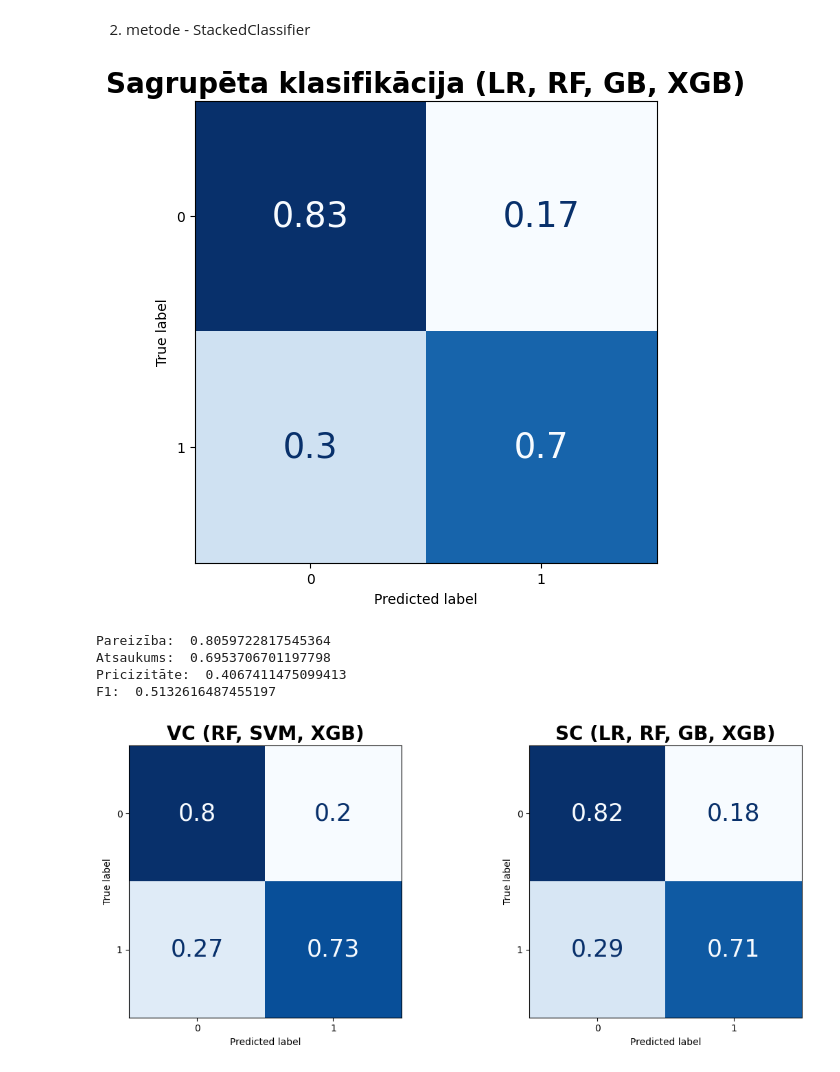
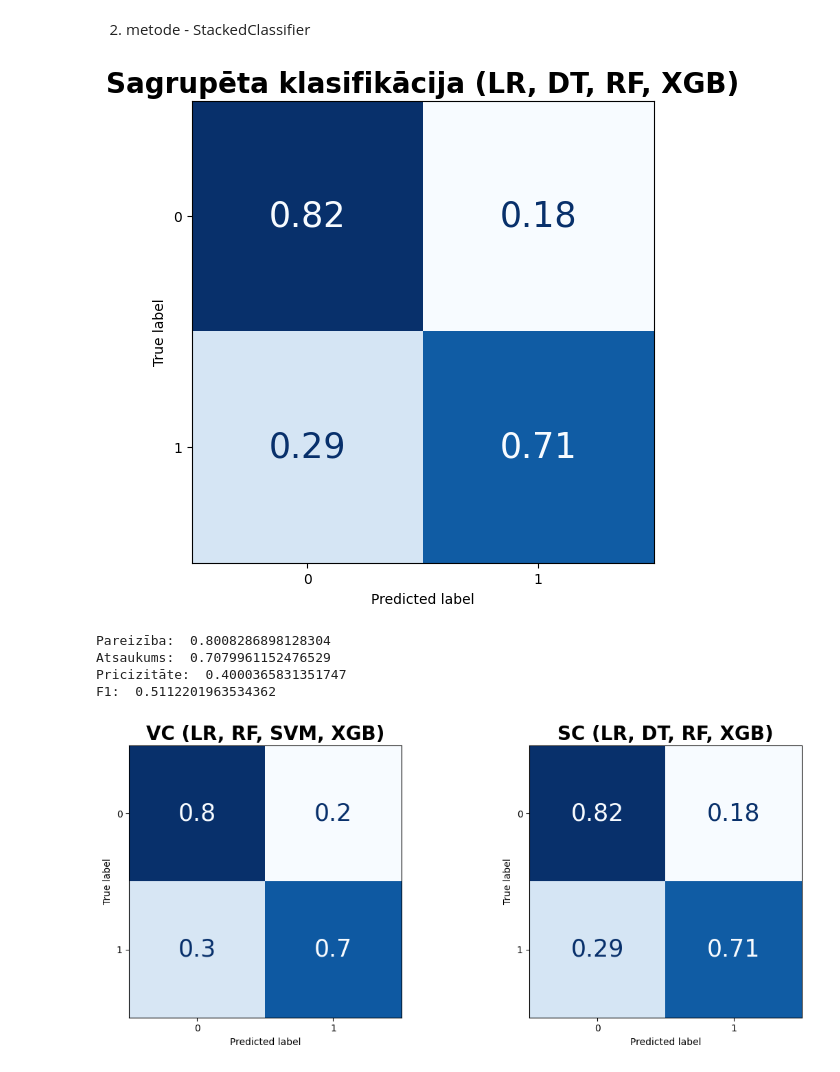
Before and after one commit to JulijaZaiceva/Classificators-compare-credit-risk-assessment, a Jupyter notebook: 2_1_modeling_without_oversampling_class_weights.ipynb, the cells around one changed output. Saved outputs shown, nothing was run; the diff lists cells and outputs as text; code cells hidden in the pictures.

```diff
--- a/2_1_modeling_without_oversampling_class_weights.ipynb
+++ b/2_1_modeling_without_oversampling_class_weights.ipynb
@@ -353,4 +299,12 @@ estimators.append(('XGB', XGBClassifier(learning_rate=0.05, max_depth=4, subsamp
 # %% [markdown]
 1. metode - VotingClassifier
+# %%
+estimators = []
+estimators.append(('LR', LogisticRegression(random_state=42, class_weight='balanced')))
+# estimators.append(('DT', DecisionTreeClassifier(random_state=42, criterion='entropy', class_weight='balanced', max_depth=3)))
+estimators.append(('RF', RandomForestClassifier(max_depth=3, min_samples_split=5, class_weight='balanced', criterion='entropy', random_state=42)))
+estimators.append(('SVM', svm.SVC(random_state=42, class_weight='balanced', kernel='rbf')))#kernel='rbf',
+#estimators.append(('GB', GradientBoostingClassifier(learning_rate=0.05, subsample=0.8, max_depth=4, random_state=42, n_iter_no_change=10)))
+estimators.append(('XGB', XGBClassifier(learning_rate=0.3, max_depth=4, subsample=0.6, colsample_bytree=0.9, scale_pos_weight=8, random_state=42)))
 # %%
 from sklearn.ensemble import VotingClassifier
@@ -396,12 +351,12 @@ base_learners = []
 base_learners.append(('LR', LogisticRegression(random_state=42, class_weight='balanced')))
 base_learners.append(('DT', DecisionTreeClassifier(random_state=1, criterion='entropy', ccp_alpha=0.1, class_weight='balanced')))
 base_learners.append(('RF', RandomForestClassifier(criterion='entropy', min_samples_split=5, class_weight='balanced', random_state=42)))
-# base_learners.append(('SVM', svm.SVC(kernel='rbf', random_state=1, class_weight='balanced')))
+# base_learners.append(('SVM', svm.SVC(kernel='rbf', random_state=1, probability=True))) #,
 # base_learners.append(('GB', GradientBoostingClassifier(learning_rate=0.05, subsample=0.8, max_depth=4, random_state=42, n_iter_no_change=10))) #,
-base_learners.append(('XGB', XGBClassifier(learning_rate=0.05, max_depth=4, subsample=0.8, colsample_bytree=0.5, scale_pos_weight=7, random_state=42, reg_alpha=0.5, gamma=1, eval_metric='logloss'))) #
-meta_model = RandomForestClassifier(n_estimators=300,max_depth=10, min_samples_split=5, min_samples_leaf=2, max_features='sqrt', bootstrap=True, class_weight='balanced', criterion='entropy', random_state=42)
+base_learners.append(('XGB', XGBClassifier(learning_rate=0.01, max_depth=2, subsample=0.6, colsample_bytree=0.7, scale_pos_weight=9, random_state=42)))#(learning_rate=0.01, max_depth=4, subsample=0.8, colsample_bytree=0.5, scale_pos_weight=7, random_state=42, reg_alpha=0.5, gamma=1, eval_metric='logloss'))) #
+meta_model = RandomForestClassifier(n_estimators=300,max_depth=10, min_samples_split=5, min_samples_leaf=2, max_features='sqrt', bootstrap=True, class_weight='balanced', criterion='gini', random_state=42)
 # %%
-stacking_model = StackingClassifier(estimators=base_learners, final_estimator=meta_model, stack_method='predict_proba')#final_estimator=meta_model,
+stacking_model = StackingClassifier(estimators=base_learners, final_estimator=meta_model, stack_method='predict_proba', n_jobs=-1)#final_estimator=meta_model,
 stacking_model.fit(train_data_var, train_class)
 test_class_Stacked = stacking_model.predict(test_data_var)
 # %%
@@ -413,38 +368,38 @@ cm_stacked = confusion_matrix(test_class, test_class_Stacked, normalize='true')
 # %%
 disp = ConfusionMatrixDisplay(confusion_matrix=cm_stacked, display_labels=['0', '1'], )
 fig, ax = plt.subplots(figsize=(8, 6))
 disp.plot(cmap=plt.cm.Blues, ax=ax, colorbar=False)
 for text in disp.text_.ravel():
     text.set_fontsize(25)
-plt.title('Sagrupēta klasifikācija (LR, RF, GB, XGB)', fontsize=20, fontweight='bold')
+plt.title('Sagrupēta klasifikācija (LR, DT, RF, XGB)', fontsize=20, fontweight='bold')
 plt.show()
 
 print('Pareizība: ', acc_stacked)
 print('Atsaukums: ', rec_stacked)
 print('Pricizitāte: ', prec_stacked)
 print('F1: ', f1_stacked)
 # %% [output]
-[figure, old version]
+[figure, new version]
-Pareizība:  0.8059722817545364
-Atsaukums:  0.6953706701197798
-Pricizitāte:  0.4067411475099413
-F1:  0.5132616487455197
+Pareizība:  0.8008286898128304
+Atsaukums:  0.7079961152476529
+Pricizitāte:  0.4000365831351747
+F1:  0.5112201963534362
 # %%
 fig, ax = plt.subplots(1, 2, figsize=(12, 5))
 disp1 = ConfusionMatrixDisplay(confusion_matrix=cm_Voting, display_labels=['0', '1'])
 disp1.plot(cmap=plt.cm.Blues, ax=ax[0], colorbar=False)
-ax[0].set_title('VC (RF, SVM, XGB)', fontsize=20, fontweight='bold')
+ax[0].set_title('VC (LR, RF, SVM, XGB)', fontsize=20, fontweight='bold')
 for text in disp1.text_.ravel():
     text.set_fontsize(25)
 disp2 = ConfusionMatrixDisplay(confusion_matrix=cm_stacked, display_labels=['0', '1'])
 disp2.plot(cmap=plt.cm.Blues, ax=ax[1], colorbar=False)
-ax[1].set_title('SC (LR, RF, GB, XGB)', fontsize=20, fontweight='bold')
+ax[1].set_title('SC (LR, DT, RF, XGB)', fontsize=20, fontweight='bold')
 for text in disp2.text_.ravel():
     text.set_fontsize(25)
 plt.tight_layout()
 plt.show()
 # %% [output]
-[figure, old version]
+[figure, new version]
 # %%
 plt.figure(figsize=(10, 8))
 
```
Also changed, not shown: parts of 12 cells of this notebook, 2 other files.
